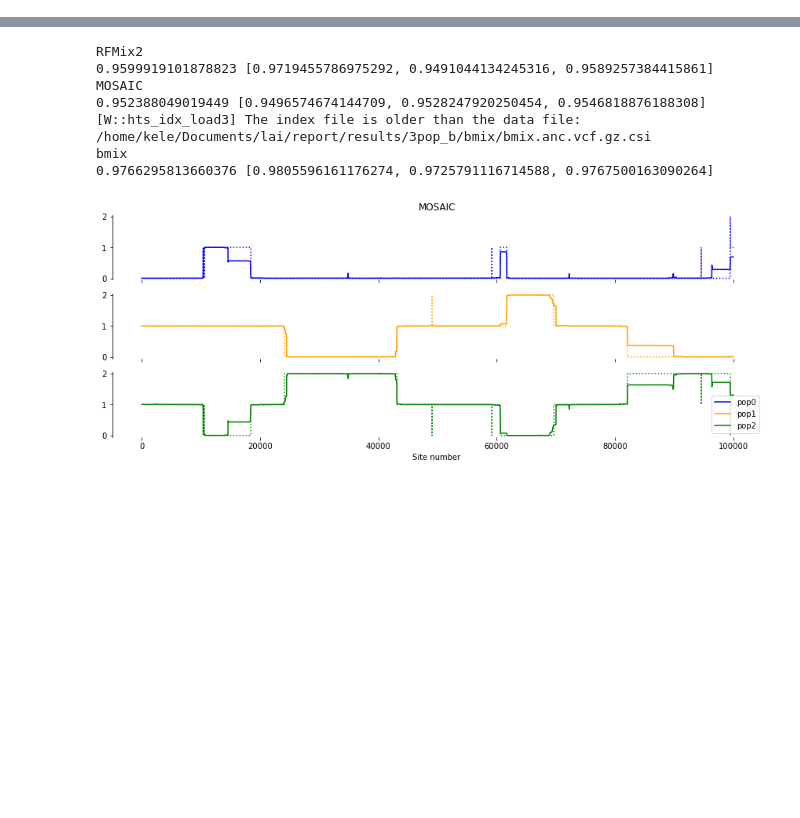
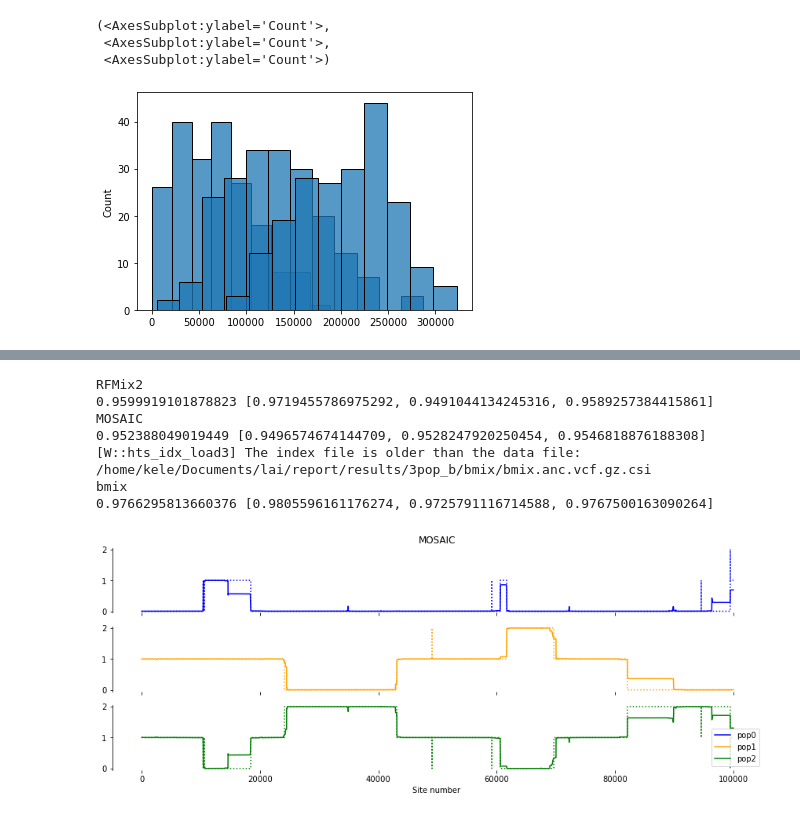
Before and after one commit to rwaples/lai-sim, a Jupyter notebook: workflow/notebooks/debug ancestry dosage Qscore.ipynb, the cells around one changed output, grey strips where cells are left out. Cells and saved outputs as stored; diff of their text form; code cells hidden in the pictures; blank space fills up the shorter version.

```diff
--- a/workflow/notebooks/debug ancestry dosage.ipynb
+++ b/workflow/notebooks/debug ancestry dosage Qscore.ipynb
@@ -154,0 +268,7 @@ def plot_ancestry_dosage(pred_dosage, start_index, n_anc, reference_dosage=None,
+# %%
+sns.histplot(q0), sns.histplot(q1), sns.histplot(q2)
+# %% [output]
+(<AxesSubplot:ylabel='Count'>,
+ <AxesSubplot:ylabel='Count'>,
+ <AxesSubplot:ylabel='Count'>)
+[figure, added]
```
Also changed, not shown: parts of 34 cells of this notebook, 4 other files.
